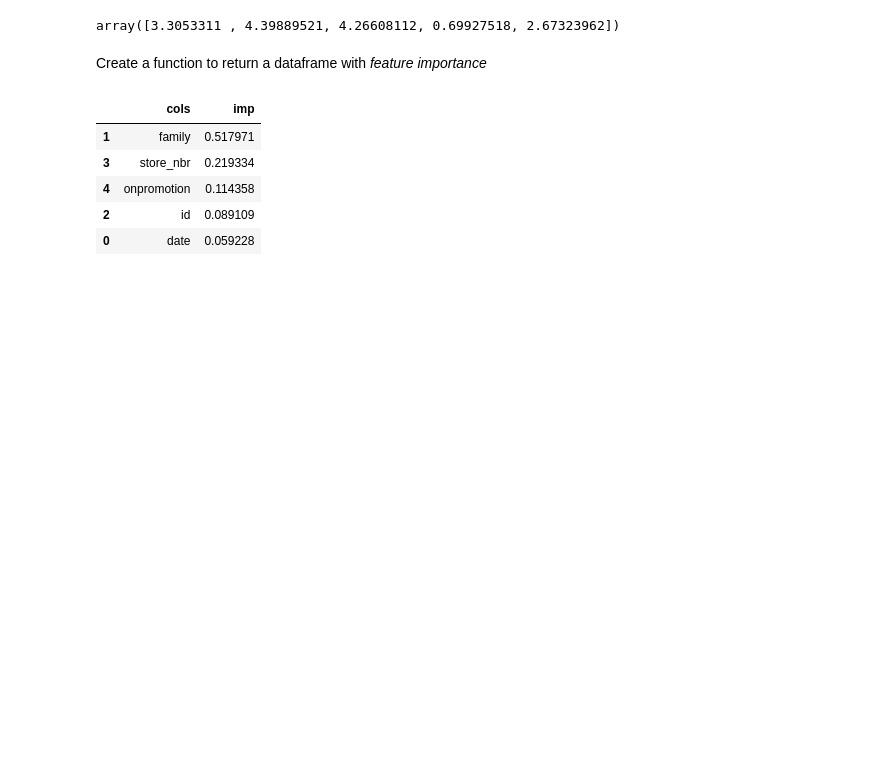
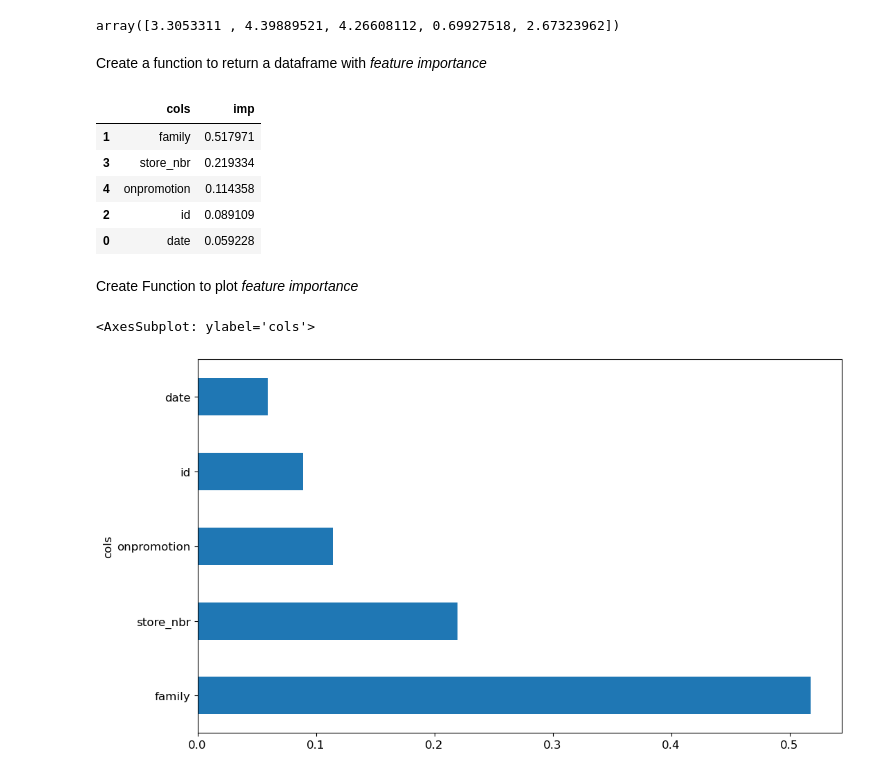
Before and after one commit to peterbull/store-sales-ml, a Jupyter notebook: store_sales.ipynb, the cells around one changed output. Drawn from its saved outputs; the diff is of its cells as text; code cells hidden in the pictures; blank space fills up the shorter version.

```diff
--- a/store_sales.ipynb
+++ b/store_sales.ipynb
@@ -470,3 +470,13 @@ fi[:10]
 | 4 | onpromotion | 0.114358 |
 | 2 | id | 0.089109 |
 | 0 | date | 0.059228 |
+# %% [markdown]
+Create Function to plot *feature importance*
+# %%
+def plot_fi(fi):
+    return fi.plot('cols', 'imp', 'barh', figsize=(12,7), legend=False)
+# %%
+plot_fi(fi)
+# %% [output]
+<AxesSubplot: ylabel='cols'>
+[figure, added]
```
Also changed, not shown: parts of 9 cells of this notebook.
